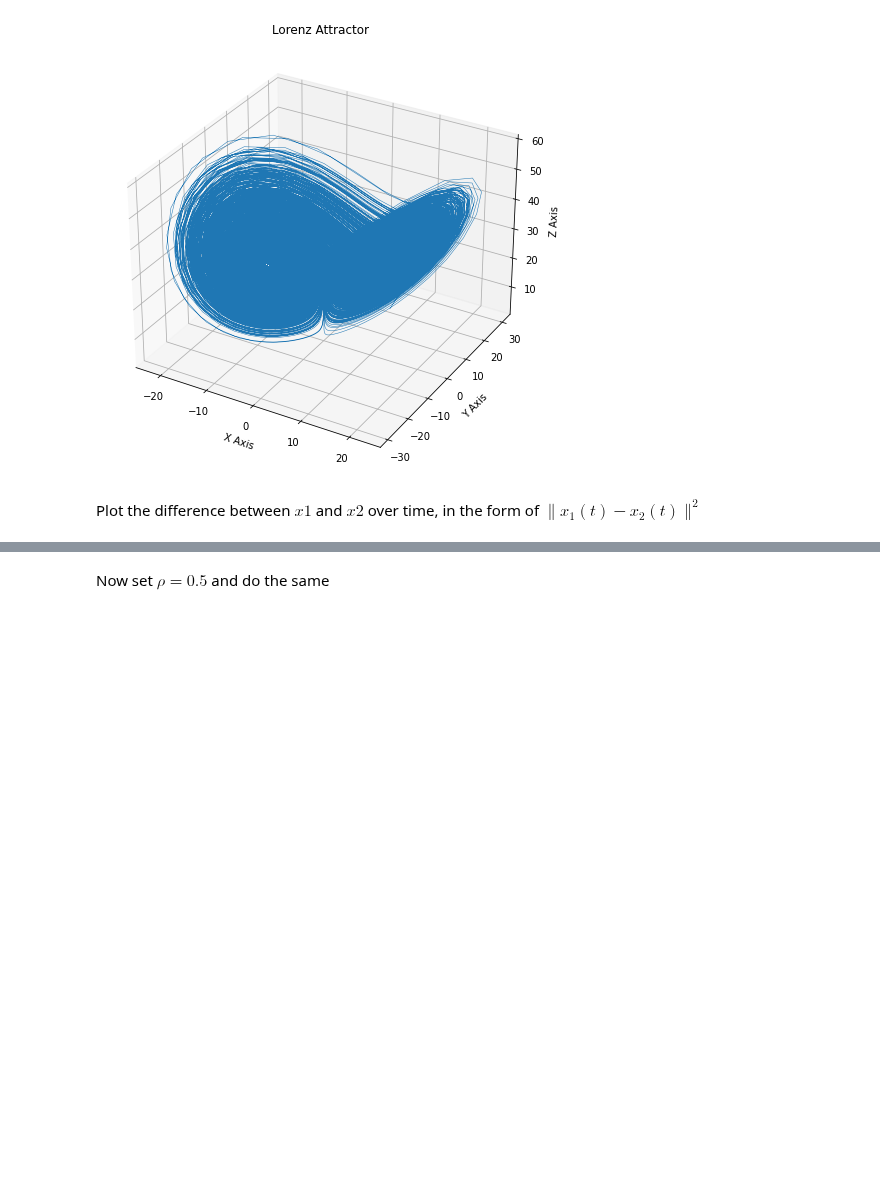
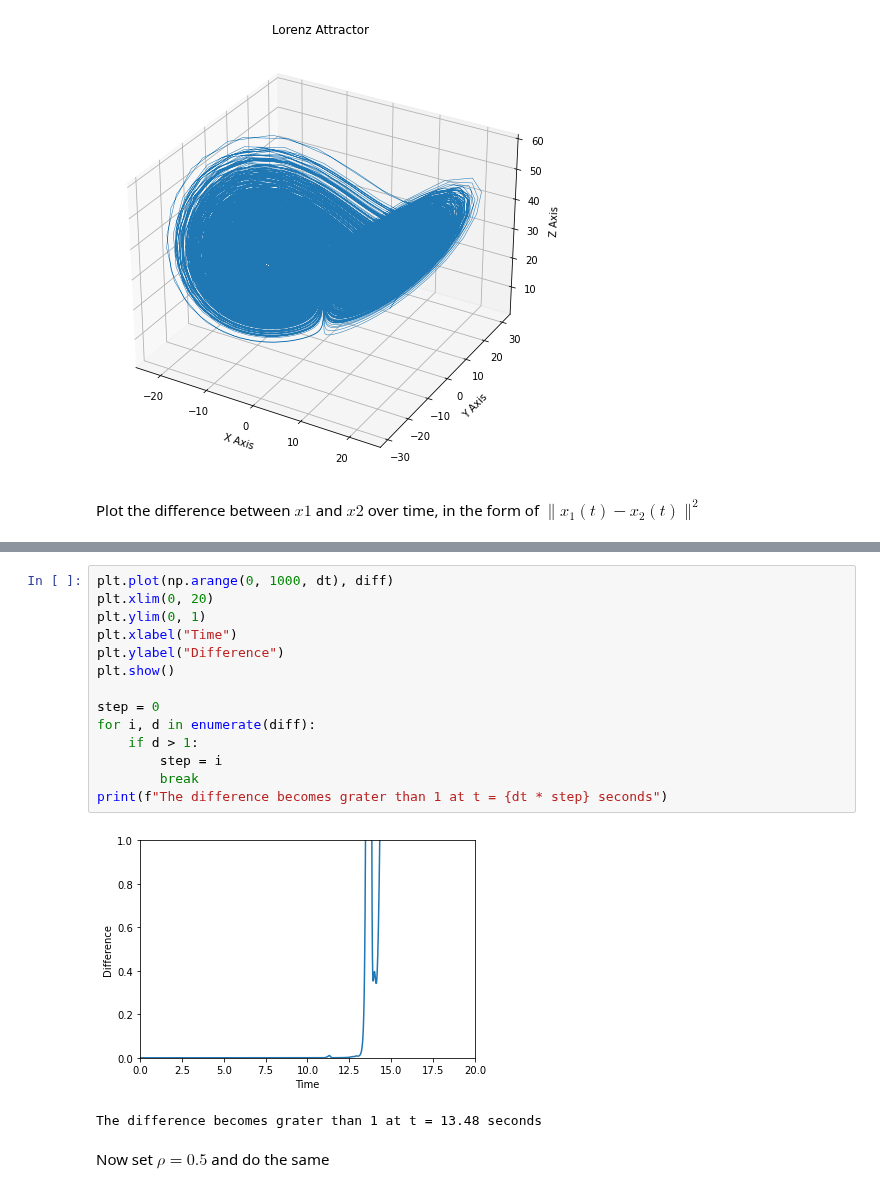
Before and after one commit to AlexPasqua/MLCMS-exercises, a Jupyter notebook: EX3/task4.ipynb, the cells around one changed output, grey strips where cells are left out. Saved outputs shown, nothing was run; the diff lists cells and outputs as text; blank space fills up the shorter version.

```diff
--- a/EX3/task4.ipynb
+++ b/EX3/task4.ipynb
@@ -70,3 +73,20 @@ plt.plot(diff)
+# %%
+plt.plot(np.arange(0, 1000, dt), diff)
+plt.xlim(0, 20)
+plt.ylim(0, 1)
+plt.xlabel("Time")
+plt.ylabel("Difference")
+plt.show()
+
+step = 0
+for i, d in enumerate(diff):
+    if d > 1:
+        step = i
+        break
+print(f"The difference becomes grater than 1 at t = {dt * step} seconds")
+# %% [output]
+[figure, added]
+The difference becomes grater than 1 at t = 13.48 seconds
 # %% [markdown]
 Now set $\rho = 0.5$ and do the same
 # %%
```
Also changed, not shown: parts of 2 cells of this notebook.
